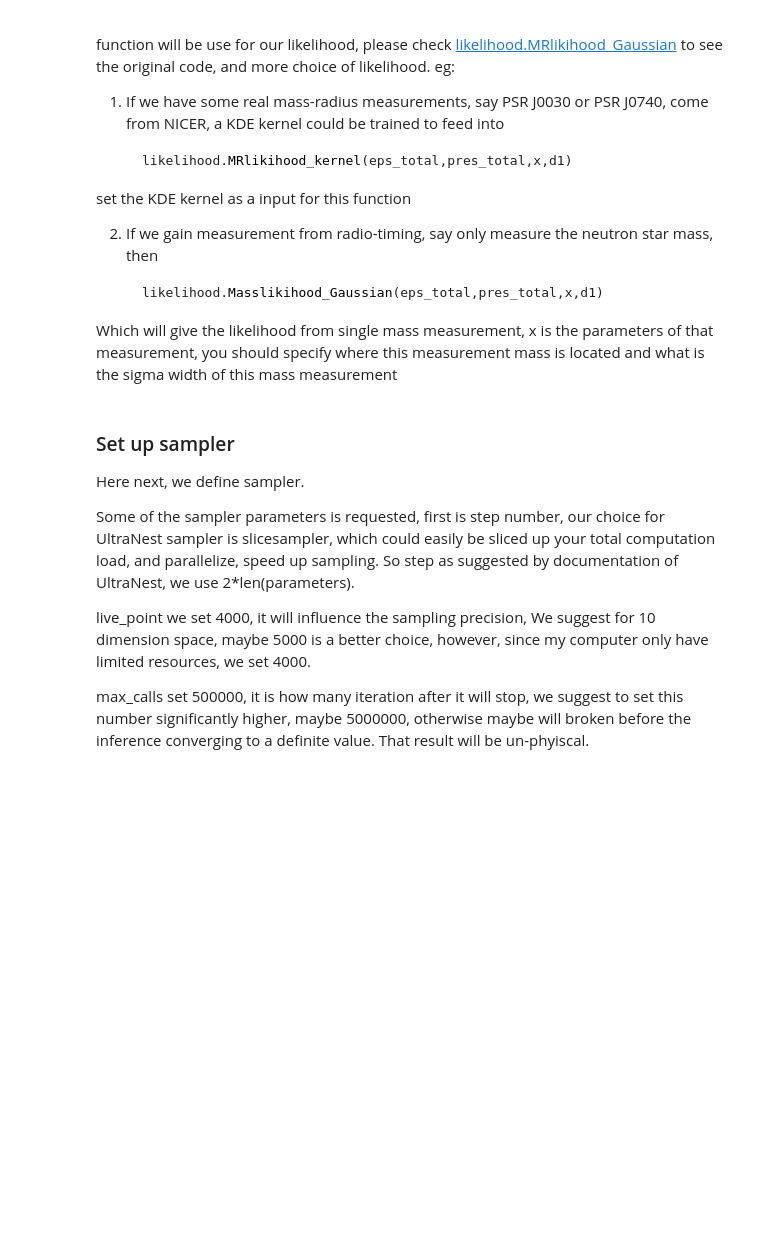
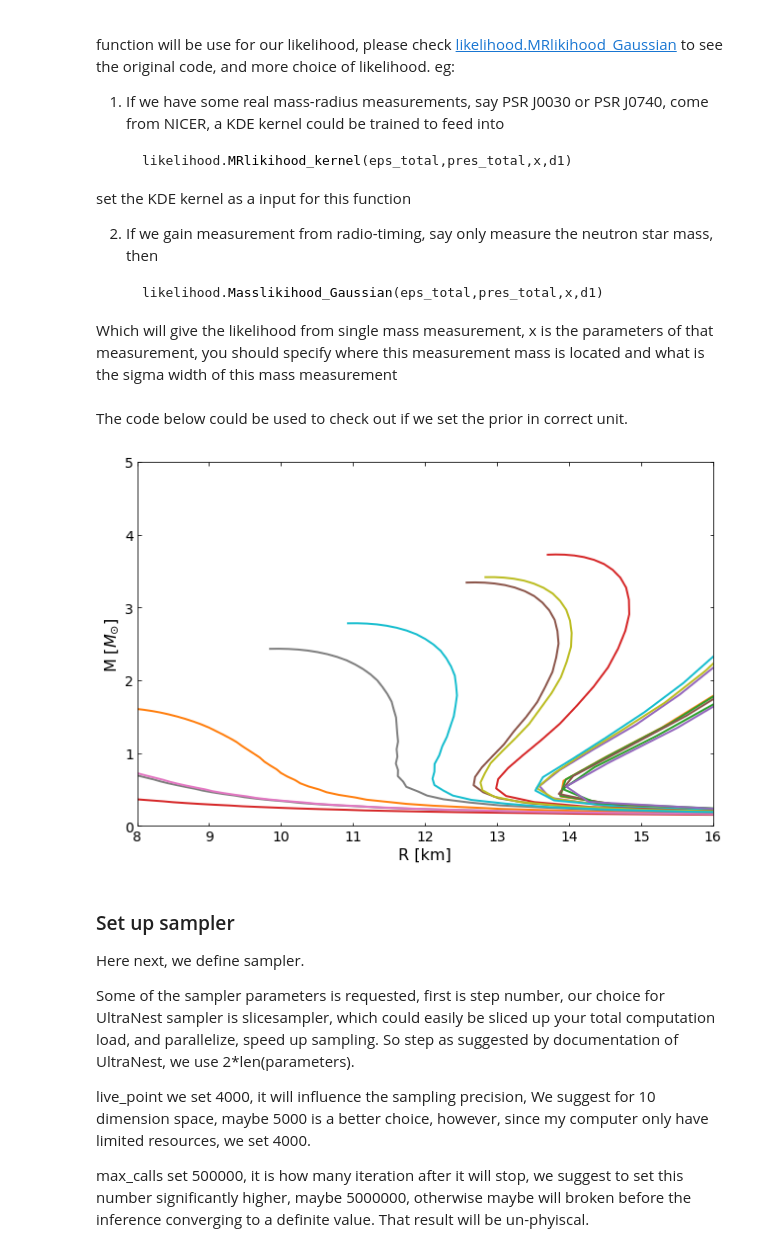
Before and after one commit to ChunHuangPhy/CompactOject, a Jupyter notebook: Test_Case/test_Inference_polytrope.ipynb, the cells around one changed output. Cells and saved outputs as stored; diff of their text form; code cells hidden in the pictures; blank space fills up the shorter version.

Commit message:
Polytrope

```diff
--- a/Test_Case/test_Inference_polytrope.ipynb
+++ b/Test_Case/test_Inference_polytrope.ipynb
@@ -190,3 +232,71 @@ def likelihood_transform(theta):
+# %% [markdown]
+The code below could be used to check out if we set the prior in correct unit.
+# %%
+import matplotlib.pyplot as plt
+import random
+
+gamma_low_limits = [1, 0, 0.5]
+gamma_up_limits = [4.5, 8, 8]
+fig, ax = plt.subplots(1, 1, figsize=(9, 6))
+for j in range(20):
+    para = [0]*7
+    para[0] = prior.flat_prior(1.5*rho_ns,8.3*rho_ns, random.uniform(0, 1))
+    para[1] = prior.flat_prior(para[0], 8.3*rho_ns, random.uniform(0, 1))
+    #para[2] = prior.flat_prior(para[1], 8.3*rho_ns, random.uniform(0, 1))
+    rhots = [para[0], para[1], xs_polytro[-1]]
+    gammas = []
+    k = 0
+    pt = 0
+    for i in range(3):
+        para[2+i] = prior.flat_prior(gamma_low_limits[i], gamma_up_limits[i], random.uniform(0,1))
+
+    gammas = np.array([para[2],para[3],para[4]])
+    rho_ts= np.array([para[0],para[1]])* g_cm_3
+
+    density = np.logspace(14.28, 15.6, 1000)
+    pres = np.zeros(len(density))
+    index = Polytrope.eos_core_pp(gammas, rho_ts, rho_crust_end, density[0], P_crust_end)/P_crust_end/P_crust_end
+    for i in range(len(density)):
+        pres[i] = Polytrope.eos_core_pp(gammas, rho_ts, rho_crust_end, density[i], P_crust_end)/P_crust_end/index
+
+    eps_total = np.array([*eps_crust, *density[1::]])
+    pres_total = np.array([*pres_crust, *pres[1::]])
+
+
+
+
+    RFSU2R = []
+    MFSU2R = []
+    density = np.logspace(14.28, 15.6, 50)
+    if all(x<y for x,y in zip(eps_total[:], eps_total[1:])) and all(x<y for x, y in zip(pres_total[:], pres_total[1:])):
+        MR = main.OutputMR('', eps_total*g_cm_3, pres_total* dyn_cm_2).T
+        if len(MR[0]) == False:
+            para[7] = 0
+            #para[8] = 0
+            # this line for showing how to add one more observation
+        else:
+
+            for i in range(len(MR[0])):
+                RFSU2R.append(MR[1][i])
+                MFSU2R.append(MR[0][i])
+                if i > 20 and MR[0][i] - MR[0][i-1]< 0:
+                    break
+
+    RFSU2R = np.array(RFSU2R)
+    MFSU2R = np.array(MFSU2R)
+
+
+    ax.plot(RFSU2R/km , MFSU2R/Msun, lw=2)
+ax.set_ylabel(r"M [$M_{\odot}$]", fontsize=16)
+ax.set_xlabel("R [km]", fontsize=16)
+ax.set_xlim(8.0, 16.0)
+ax.set_ylim(0, 5)
+ax.tick_params(top=1, right=1, which="both", direction="in", labelsize=14)
+ax.tick_params(top=1, right=1, which="both", direction="in", labelsize=14)
+fig.tight_layout()
+plt.show()
+# %% [output]
+[figure, added]
 # %% [markdown]
 ### Set up sampler
 
```
Also changed, not shown: parts of 10 cells of this notebook, 1 other file.
